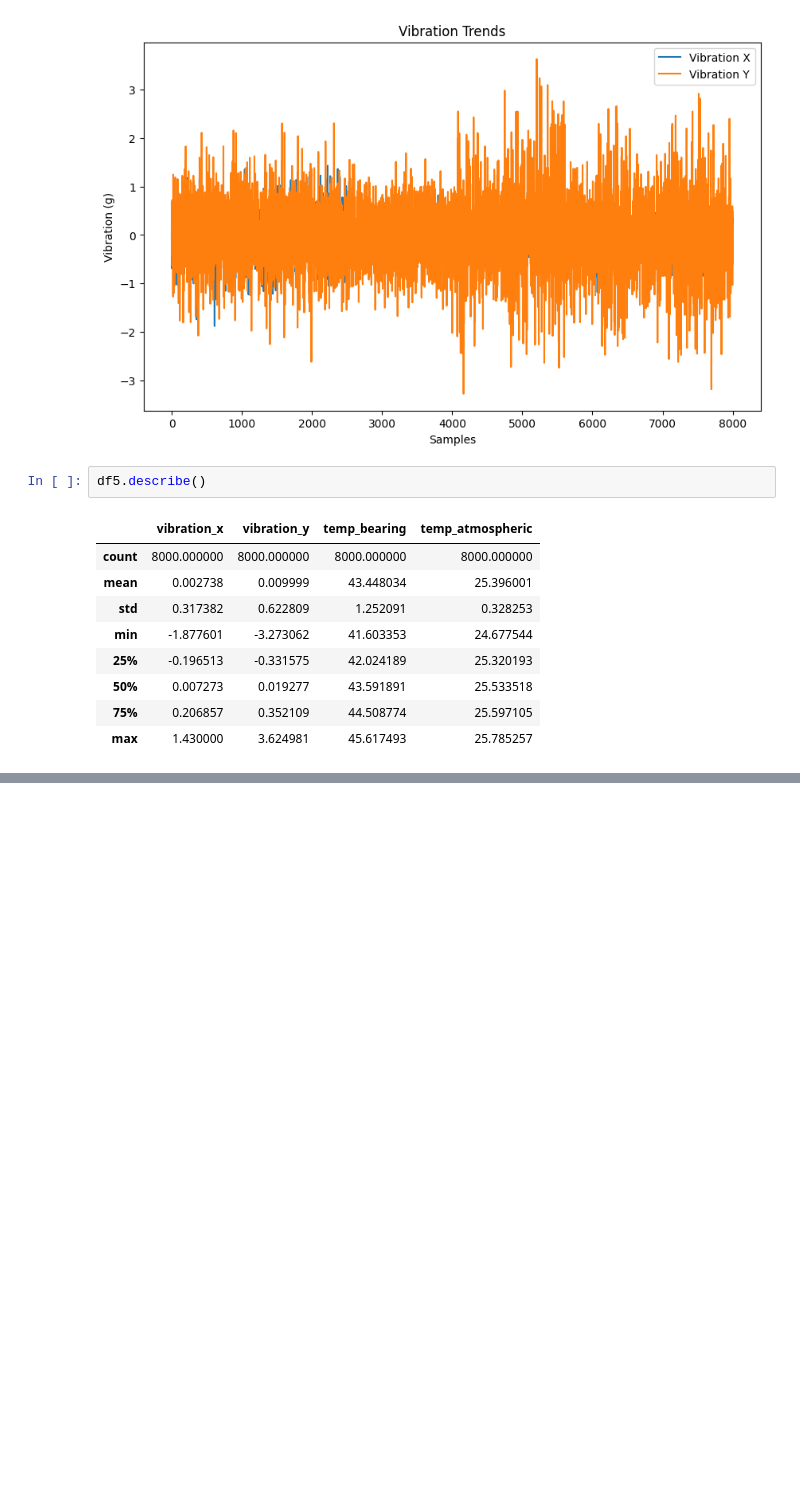
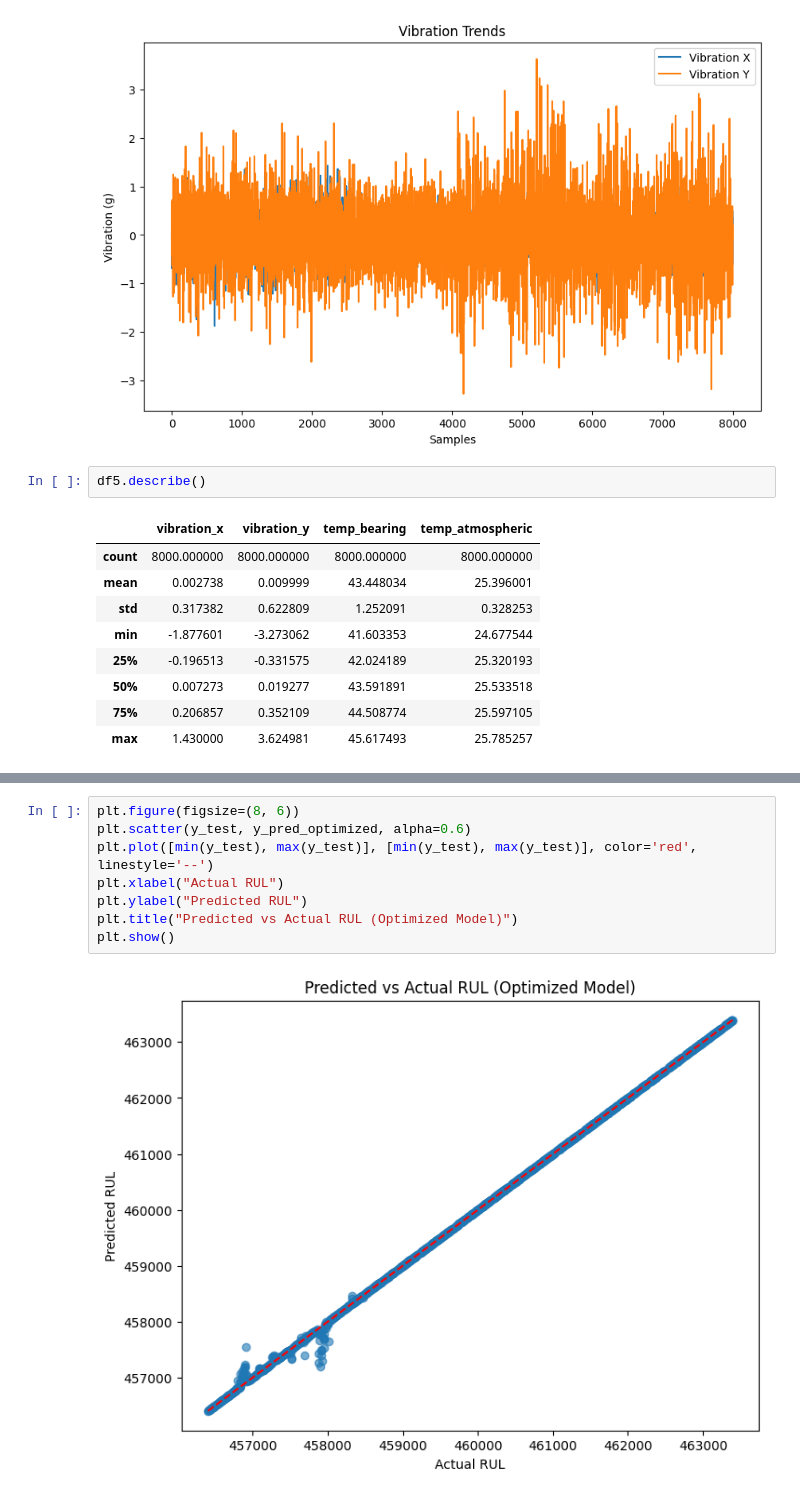
Before and after one commit to Begizew2112/ball_bearing, a Jupyter notebook: notebooks/preprocessing.ipynb, the cells around one changed output, grey strips where cells are left out. Cells and saved outputs as stored; diff of their text form; blank space fills up the shorter version.

```diff
--- a/notebooks/preprocessing.ipynb
+++ b/notebooks/preprocessing.ipynb
@@ -267,0 +389,10 @@ Model Accuracy: 1.0
+# %%
+plt.figure(figsize=(8, 6))
+plt.scatter(y_test, y_pred_optimized, alpha=0.6)
+plt.plot([min(y_test), max(y_test)], [min(y_test), max(y_test)], color='red', linestyle='--')
+plt.xlabel("Actual RUL")
+plt.ylabel("Predicted RUL")
+plt.title("Predicted vs Actual RUL (Optimized Model)")
+plt.show()
+# %% [output]
+[figure, added]
```
Also changed, not shown: parts of 26 cells of this notebook, 2 other files.
